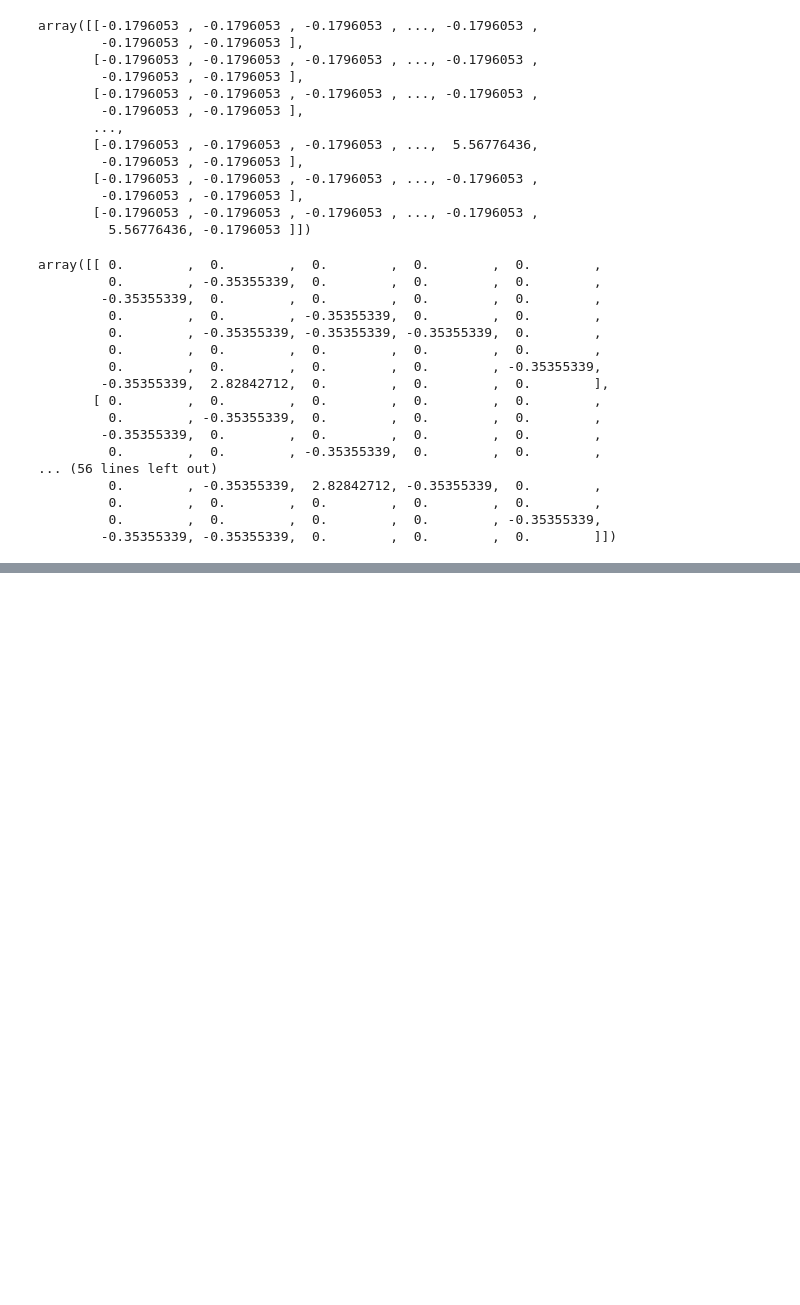
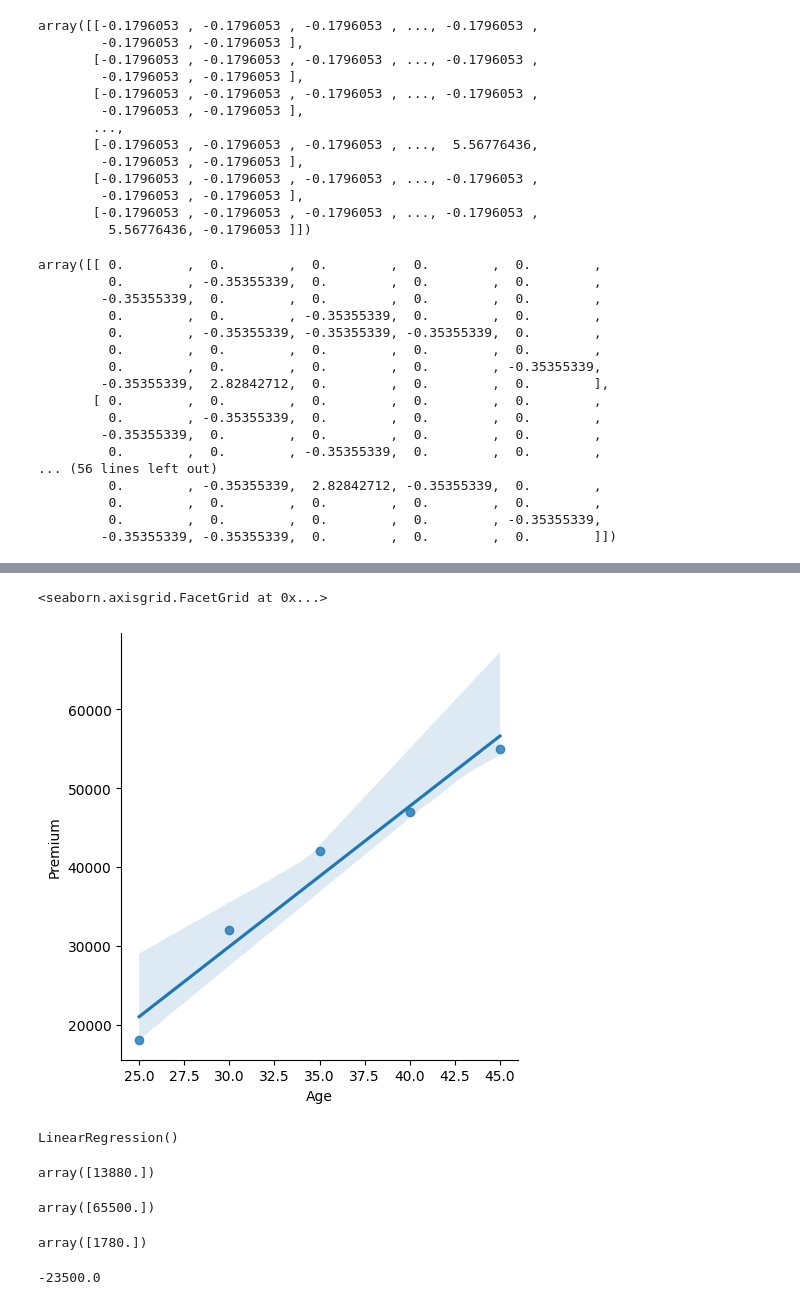
Before and after one commit to chandel2023/html_css_ml_pro, a Jupyter notebook: machine learning course.ipynb, the cells around one changed output, grey strips where cells are left out. Cells and saved outputs as stored; diff of their text form; code cells hidden in the pictures; blank space fills up the shorter version.

```diff
--- a/machine learning course.ipynb
+++ b/machine learning course.ipynb
@@ -284,0 +369,2 @@ array([[ 0.        ,  0.        ,  0.        ,  0.        ,  0.        ,
+# %%
+df=pd.read_csv('insurance.csv')
@@ -284,0 +380,5 @@ array([[ 0.        ,  0.        ,  0.        ,  0.        ,  0.        ,
+# %%
+sns.lmplot(x='Age',y='Premium',data=df)
+# %% [output]
+<seaborn.axisgrid.FacetGrid at 0x...>
+[figure, added]
@@ -284,0 +387,20 @@ array([[ 0.        ,  0.        ,  0.        ,  0.        ,  0.        ,
+# %%
+reg.fit(df[['Age']],df['Premium'])
+# %% [output]
+LinearRegression()
+# %%
+reg.predict([[21]])
+# %% [output]
+array([13880.])
+# %%
+reg.predict([[50]])
+# %% [output]
+array([65500.])
+# %%
+reg.coef_   # finding coefficient in y=mx+c which is m
+# %% [output]
+array([1780.])
+# %%
+reg.intercept_
+# %% [output]
+-23500.0
```
Also changed, not shown: parts of 28 cells of this notebook.
